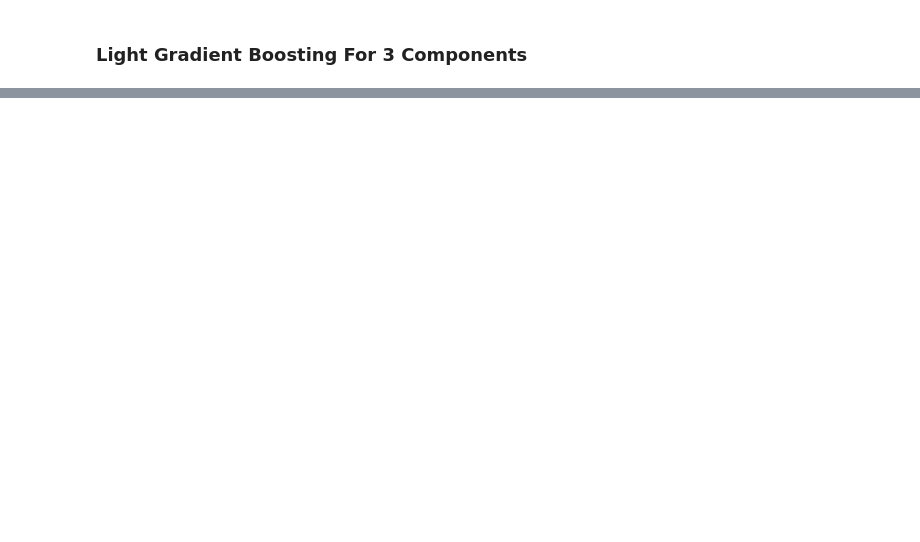
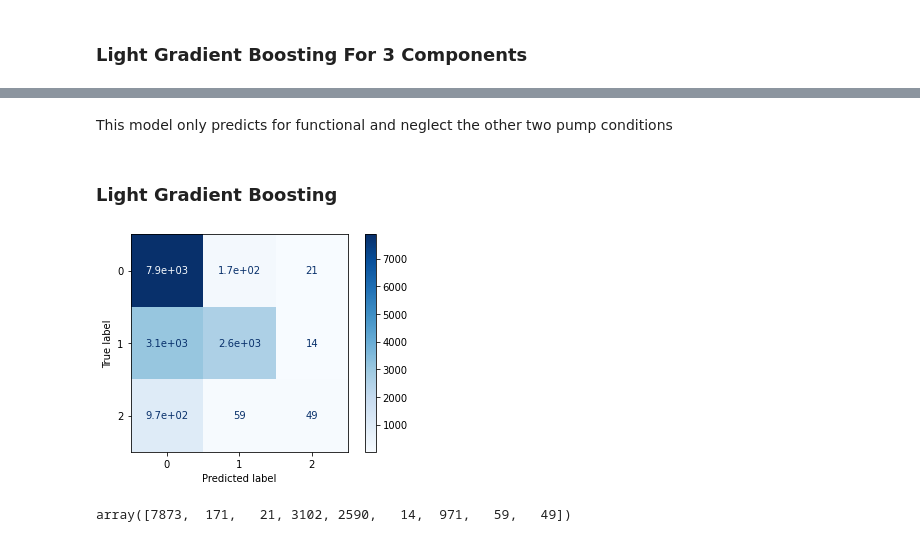
Before and after one commit to Savvy-Slowley/Pump-it-Up-Data-Mining-the-Water-Table-, a Jupyter notebook: Pump_it_Up_Data_Mining_the_Water_Table_(Project).ipynb, the cells around one changed output, grey strips where cells are left out. Saved outputs shown, nothing was run; the diff lists cells and outputs as text; code cells hidden in the pictures; blank space fills up the shorter version.

```diff
--- a/Pump_it_Up_Data_Mining_the_Water_Table_(Project).ipynb
+++ b/Pump_it_Up_Data_Mining_the_Water_Table_(Project).ipynb
@@ -465,0 +436,6 @@ Wall time: 3min 32s
+# %%
+%%time
+lgbm = LGBMClassifier(max_depth = 20)
+lgbm.fit(X_train, y_train)
+print('Light Gradient Boosting Training accuracy:', lgbm.score(X_train, y_train))
+print('Light Gradient Boosting Testing accuracy:', lgbm.score(X_test, y_test))
@@ -523,0 +596,13 @@ Wall time: 19.6 s
+# %% [markdown]
+This model only predicts for functional and neglect the other two pump conditions
+# %% [markdown]
+### Light Gradient Boosting
+# %%
+plot_confusion_matrix(lgbm, X_test, y_test, cmap = 'Blues');
+# %% [output]
+[figure, added]
+# %%
+cm_lgbm = metrics.confusion_matrix(y_test.values, lgbm.predict(X_test)).ravel()
+cm_lgbm
+# %% [output]
+array([7873,  171,   21, 3102, 2590,   14,  971,   59,   49])
```
Also changed, not shown: parts of 44 cells of this notebook.
